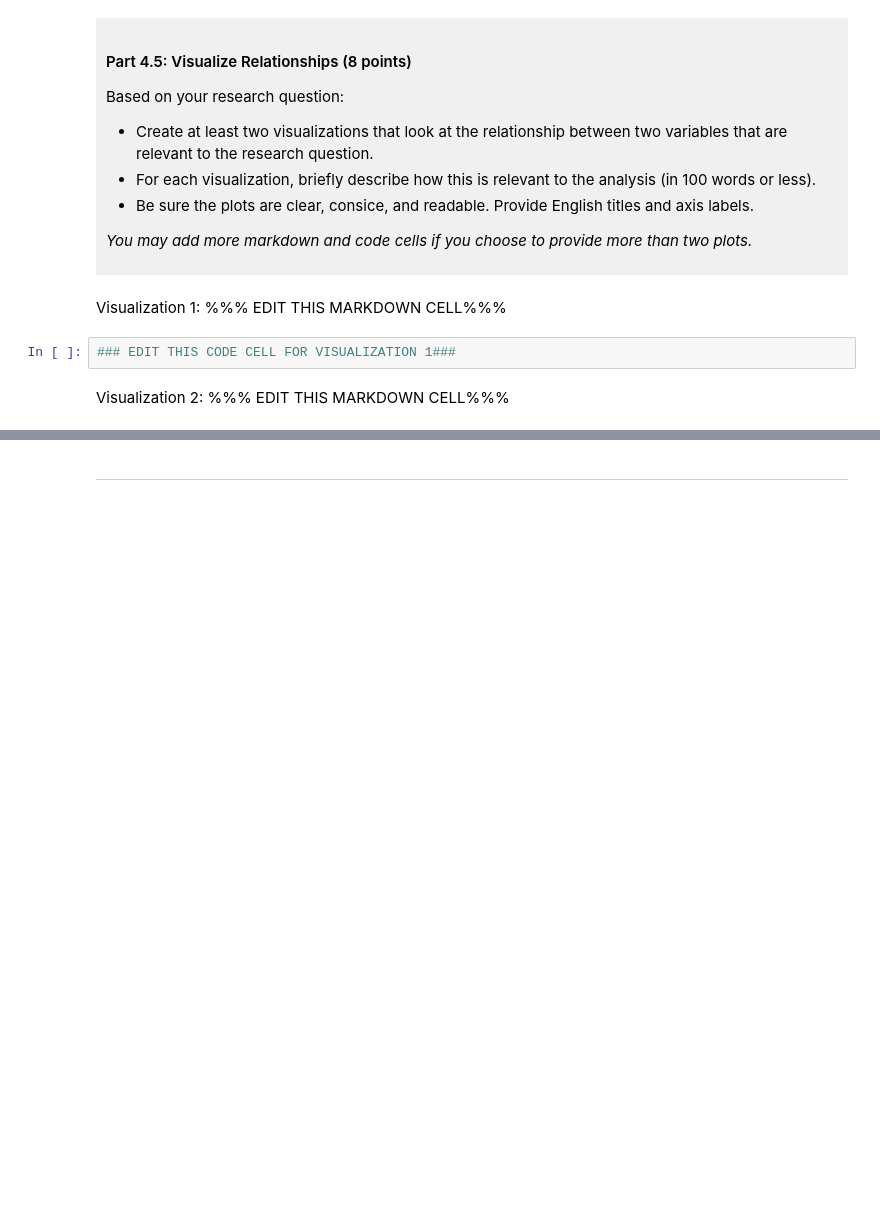
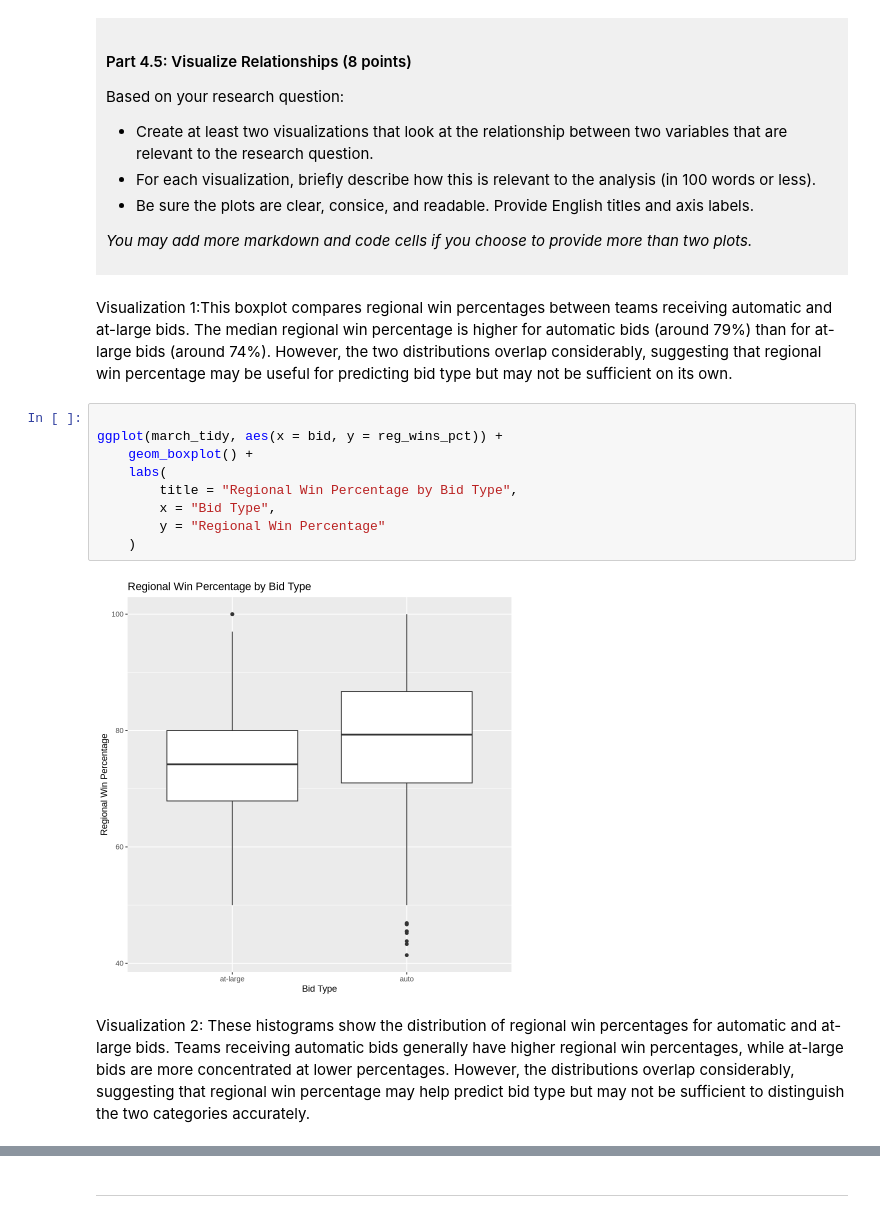
Before and after one commit to jn20061227-collab/DSCI-100-Project, a Jupyter notebook: dsci-100-project-notebook.ipynb, the cells around one changed output, grey strips where cells are left out. Cells and saved outputs as stored; diff of their text form; blank space fills up the shorter version.

```diff
--- a/dsci-100-project-notebook.ipynb
+++ b/dsci-100-project-notebook.ipynb
@@ -313,9 +387,18 @@ Based on your research question:
 *You may add more markdown and code cells if you choose to provide more than two plots.*
 </div>
 # %% [markdown]
-Visualization 1: %%% EDIT THIS MARKDOWN CELL%%%
+Visualization 1:This boxplot compares regional win percentages between teams receiving automatic and at-large bids. The median regional win percentage is higher for automatic bids (around 79%) than for at-large bids (around 74%). However, the two distributions overlap considerably, suggesting that regional win percentage may be useful for predicting bid type but may not be sufficient on its own.
 # %%
-### EDIT THIS CODE CELL FOR VISUALIZATION 1###
+
+ggplot(march_tidy, aes(x = bid, y = reg_wins_pct)) +
+    geom_boxplot() +
+    labs(
+        title = "Regional Win Percentage by Bid Type",
+        x = "Bid Type",
+        y = "Regional Win Percentage"
+    )
+# %% [output]
+[figure, added]
 # %% [markdown]
-Visualization 2: %%% EDIT THIS MARKDOWN CELL%%%
+Visualization 2: These histograms show the distribution of regional win percentages for automatic and at-large bids. Teams receiving automatic bids generally have higher regional win percentages, while at-large bids are more concentrated at lower percentages. However, the distributions overlap considerably, suggesting that regional win percentage may help predict bid type but may not be sufficient to distinguish the two categories accurately.
 # %%
```
Also changed, not shown: parts of 8 cells of this notebook.
